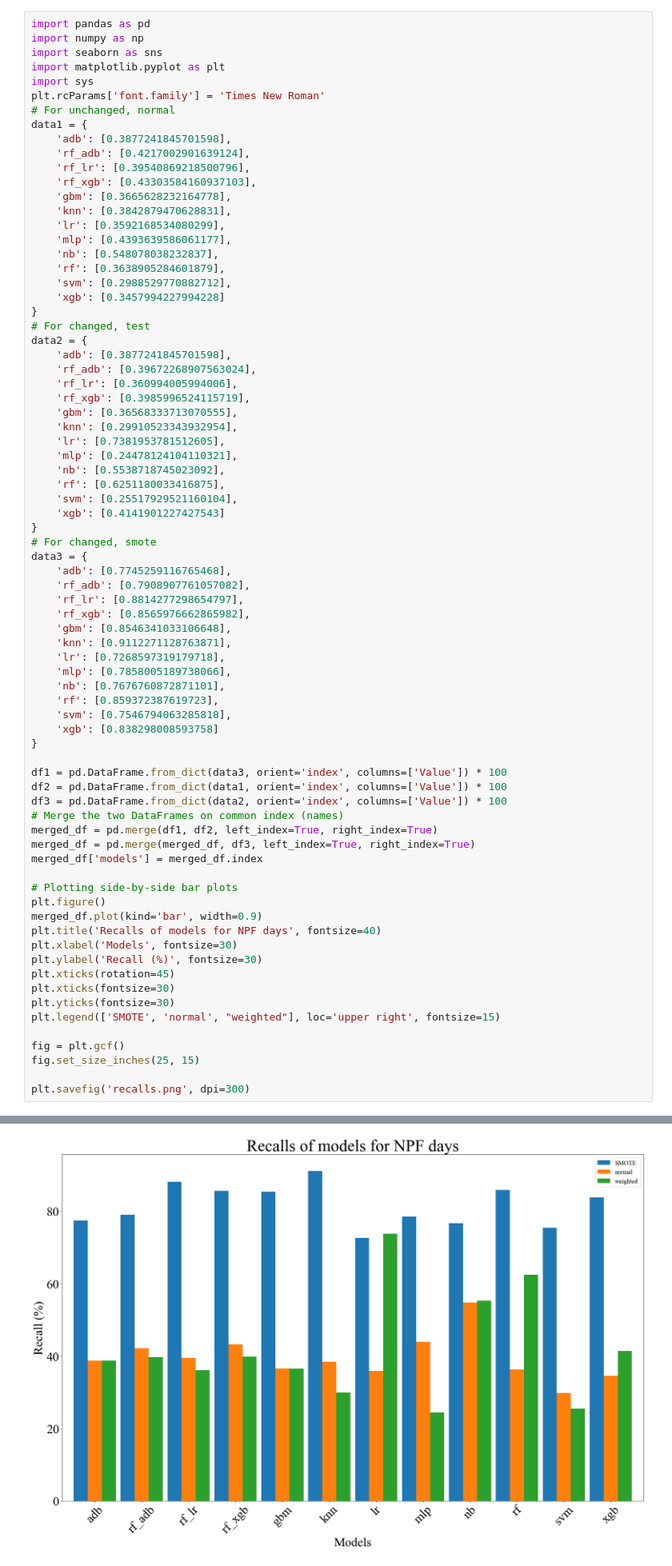
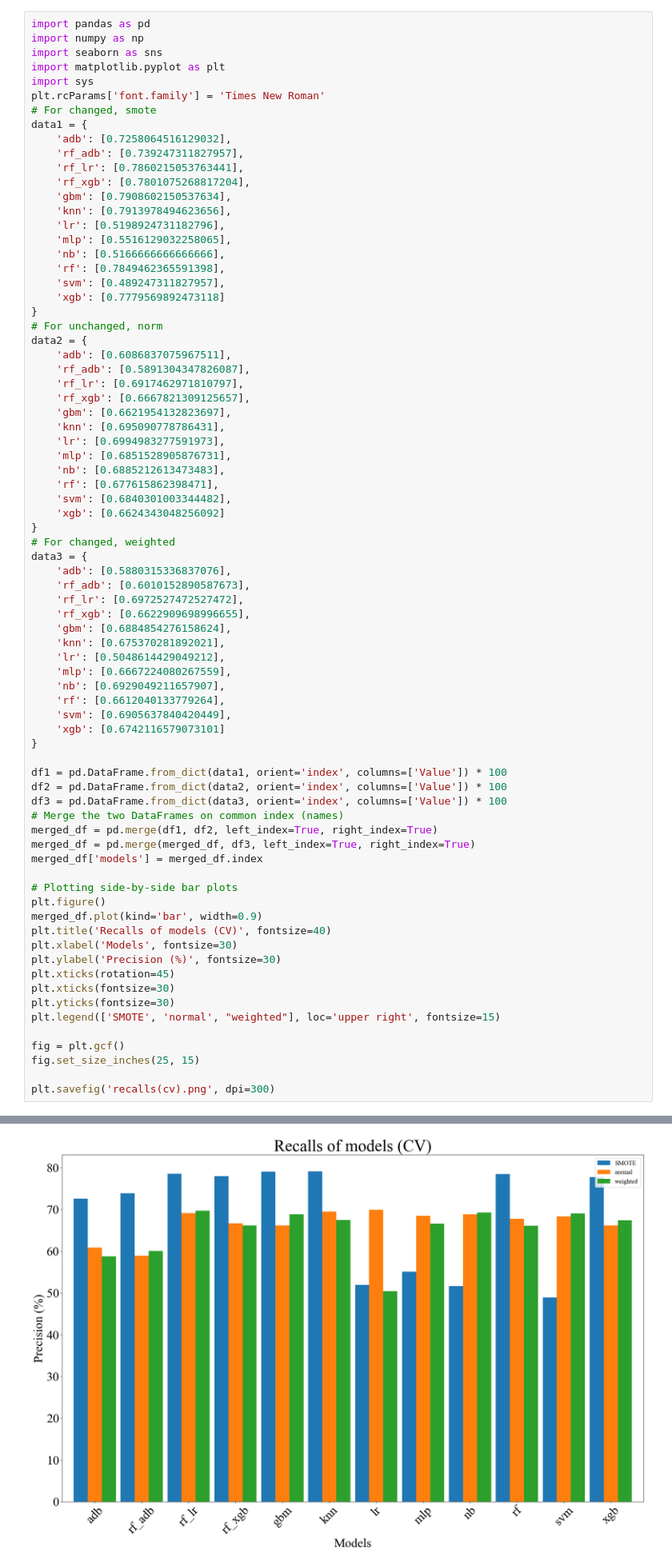
Before and after one commit to Malsory/NPF_project_arctic, a Jupyter notebook: NPF_project_arctic/tables/recall_plotter.ipynb, the cells around one changed output, grey strips where cells are left out. Shown: that part at 80% size. Drawn from its saved outputs; the diff is of its cells as text.

```diff
--- a/NPF_project_arctic/tables/recall_plotter.ipynb
+++ b/NPF_project_arctic/tables/recall_plotter.ipynb
@@ -4,76 +4,76 @@ import numpy as np
 import seaborn as sns
 import matplotlib.pyplot as plt
 import sys
 plt.rcParams['font.family'] = 'Times New Roman'
-# For unchanged, normal
+# For changed, smote
 data1 = {
-    'adb': [0.3877241845701598],
-    'rf_adb': [0.4217002901639124],
-    'rf_lr': [0.39540869218500796],
-    'rf_xgb': [0.43303584160937103],
-    'gbm': [0.3665628232164778],
-    'knn': [0.3842879470628831],
-    'lr': [0.3592168534080299],
-    'mlp': [0.4393639586061177],
-    'nb': [0.548078038232837],
-    'rf': [0.3638905284601879],
-    'svm': [0.2988529770882712],
-    'xgb': [0.3457994227994228]
+    'adb': [0.7258064516129032],
+    'rf_adb': [0.739247311827957],
+    'rf_lr': [0.7860215053763441],
+    'rf_xgb': [0.7801075268817204],
+    'gbm': [0.7908602150537634],
+    'knn': [0.7913978494623656],
+    'lr': [0.5198924731182796],
+    'mlp': [0.5516129032258065],
+    'nb': [0.5166666666666666],
+    'rf': [0.7849462365591398],
+    'svm': [0.489247311827957],
+    'xgb': [0.7779569892473118]
 }
-# For changed, test
+# For unchanged, norm
 data2 = {
-    'adb': [0.3877241845701598],
-    'rf_adb': [0.39672268907563024],
-    'rf_lr': [0.360994005994006],
-    'rf_xgb': [0.3985996524115719],
-    'gbm': [0.36568333713070555],
-    'knn': [0.29910523343932954],
-    'lr': [0.7381953781512605],
-    'mlp': [0.24478124104110321],
-    'nb': [0.5538718745023092],
-    'rf': [0.6251180033416875],
-    'svm': [0.25517929521160104],
-    'xgb': [0.4141901227427543]
+    'adb': [0.6086837075967511],
+    'rf_adb': [0.5891304347826087],
+    'rf_lr': [0.6917462971810797],
+    'rf_xgb': [0.6667821309125657],
+    'gbm': [0.6621954132823697],
+    'knn': [0.695090778786431],
+    'lr': [0.6994983277591973],
+    'mlp': [0.6851528905876731],
+    'nb': [0.6885212613473483],
+    'rf': [0.677615862398471],
+    'svm': [0.6840301003344482],
+    'xgb': [0.6624343048256092]
 }
-# For changed, smote
+# For changed, weighted
 data3 = {
-    'adb': [0.7745259116765468],
-    'rf_adb': [0.7908907761057082],
-    'rf_lr': [0.8814277298654797],
-    'rf_xgb': [0.8565976662865982],
-    'gbm': [0.8546341033106648],
-    'knn': [0.9112271128763871],
-    'lr': [0.7268597319179718],
-    'mlp': [0.7858005189738066],
-    'nb': [0.7676760872871101],
-    'rf': [0.859372387619723],
-    'svm': [0.7546794063285818],
-    'xgb': [0.838298008593758]
+    'adb': [0.5880315336837076],
+    'rf_adb': [0.6010152890587673],
+    'rf_lr': [0.6972527472527472],
+    'rf_xgb': [0.6622909698996655],
+    'gbm': [0.6884854276158624],
+    'knn': [0.675370281892021],
+    'lr': [0.5048614429049212],
+    'mlp': [0.6667224080267559],
+    'nb': [0.6929049211657907],
+    'rf': [0.6612040133779264],
+    'svm': [0.6905637840420449],
+    'xgb': [0.6742116579073101]
 }
 
-df1 = pd.DataFrame.from_dict(data3, orient='index', columns=['Value']) * 100
-df2 = pd.DataFrame.from_dict(data1, orient='index', columns=['Value']) * 100
-df3 = pd.DataFrame.from_dict(data2, orient='index', columns=['Value']) * 100
+df1 = pd.DataFrame.from_dict(data1, orient='index', columns=['Value']) * 100
+df2 = pd.DataFrame.from_dict(data2, orient='index', columns=['Value']) * 100
+df3 = pd.DataFrame.from_dict(data3, orient='index', columns=['Value']) * 100
 # Merge the two DataFrames on common index (names)
 merged_df = pd.merge(df1, df2, left_index=True, right_index=True)
 merged_df = pd.merge(merged_df, df3, left_index=True, right_index=True)
 merged_df['models'] = merged_df.index
 
 # Plotting side-by-side bar plots
 plt.figure()
 merged_df.plot(kind='bar', width=0.9)
-plt.title('Recalls of models for NPF days', fontsize=40)
+plt.title('Recalls of models (CV)', fontsize=40)
 plt.xlabel('Models', fontsize=30)
-plt.ylabel('Recall (%)', fontsize=30)
+plt.ylabel('Precision (%)', fontsize=30)
 plt.xticks(rotation=45)
 plt.xticks(fontsize=30)
 plt.yticks(fontsize=30)
 plt.legend(['SMOTE', 'normal', "weighted"], loc='upper right', fontsize=15)
 
 fig = plt.gcf()
 fig.set_size_inches(25, 15)
 
-plt.savefig('recalls.png', dpi=300)
+plt.savefig('recalls(cv).png', dpi=300)
 # %% [output]
 <Figure size 640x480 with 0 Axes>
-[figure, old version]
+[figure, new version]
```
Also changed, not shown: parts of 1 cell of this notebook, 1 other file.
